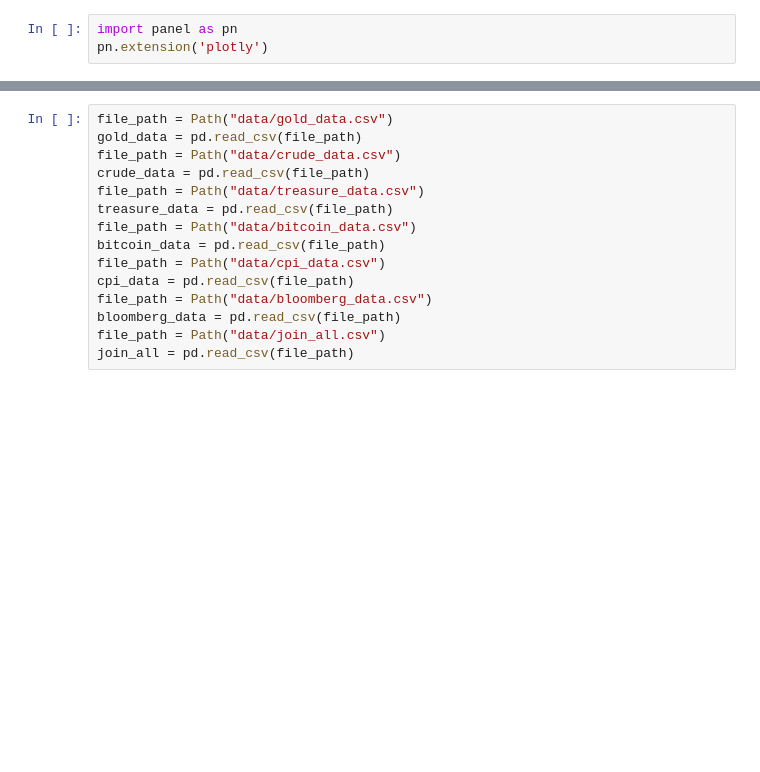
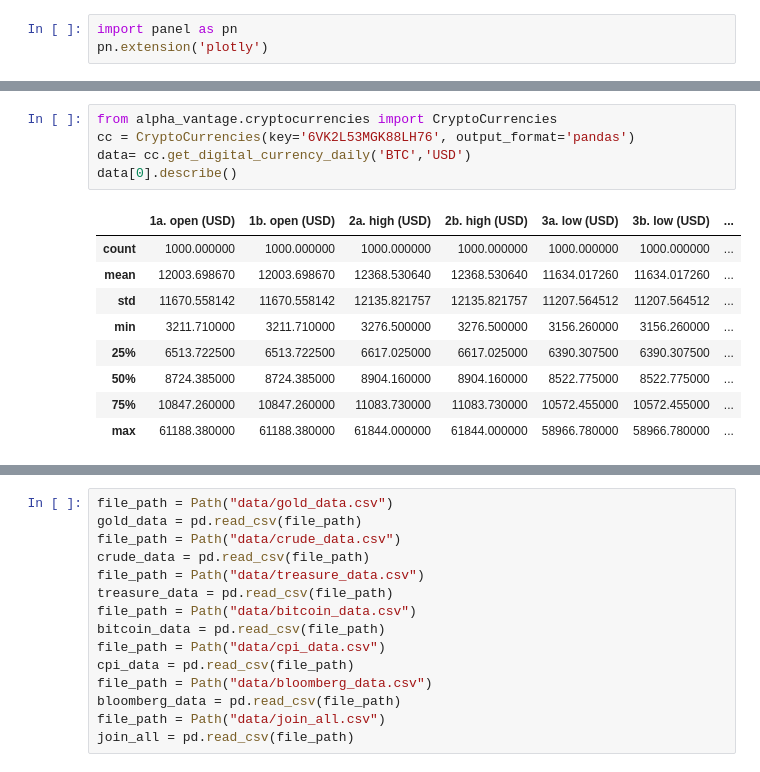
Before and after one commit to hanson0629/project1_repo, a Jupyter notebook: Untitled.ipynb, the cells around one changed output, grey strips where cells are left out. Drawn from its saved outputs; the diff is of its cells as text; blank space fills up the shorter version.

```diff
--- a/Untitled.ipynb
+++ b/Untitled.ipynb
@@ -51,0 +84,15 @@ response.head()
+# %%
+from alpha_vantage.cryptocurrencies import CryptoCurrencies
+cc = CryptoCurrencies(key='6VK2L53MGK88LH76', output_format='pandas')
+data= cc.get_digital_currency_daily('BTC','USD')
+data[0].describe()
+# %% [output]
+|  | 1a. open (USD) | 1b. open (USD) | 2a. high (USD) | 2b. high (USD) | 3a. low (USD) | 3b. low (USD) | ... |
+| count | 1000.000000 | 1000.000000 | 1000.000000 | 1000.000000 | 1000.000000 | 1000.000000 | ... |
+| mean | 12003.698670 | 12003.698670 | 12368.530640 | 12368.530640 | 11634.017260 | 11634.017260 | ... |
+| std | 11670.558142 | 11670.558142 | 12135.821757 | 12135.821757 | 11207.564512 | 11207.564512 | ... |
+| min | 3211.710000 | 3211.710000 | 3276.500000 | 3276.500000 | 3156.260000 | 3156.260000 | ... |
+| 25% | 6513.722500 | 6513.722500 | 6617.025000 | 6617.025000 | 6390.307500 | 6390.307500 | ... |
+| 50% | 8724.385000 | 8724.385000 | 8904.160000 | 8904.160000 | 8522.775000 | 8522.775000 | ... |
+| 75% | 10847.260000 | 10847.260000 | 11083.730000 | 11083.730000 | 10572.455000 | 10572.455000 | ... |
+| max | 61188.380000 | 61188.380000 | 61844.000000 | 61844.000000 | 58966.780000 | 58966.780000 | ... |
```
Also changed, not shown: parts of 9 cells of this notebook, 9 other files.
